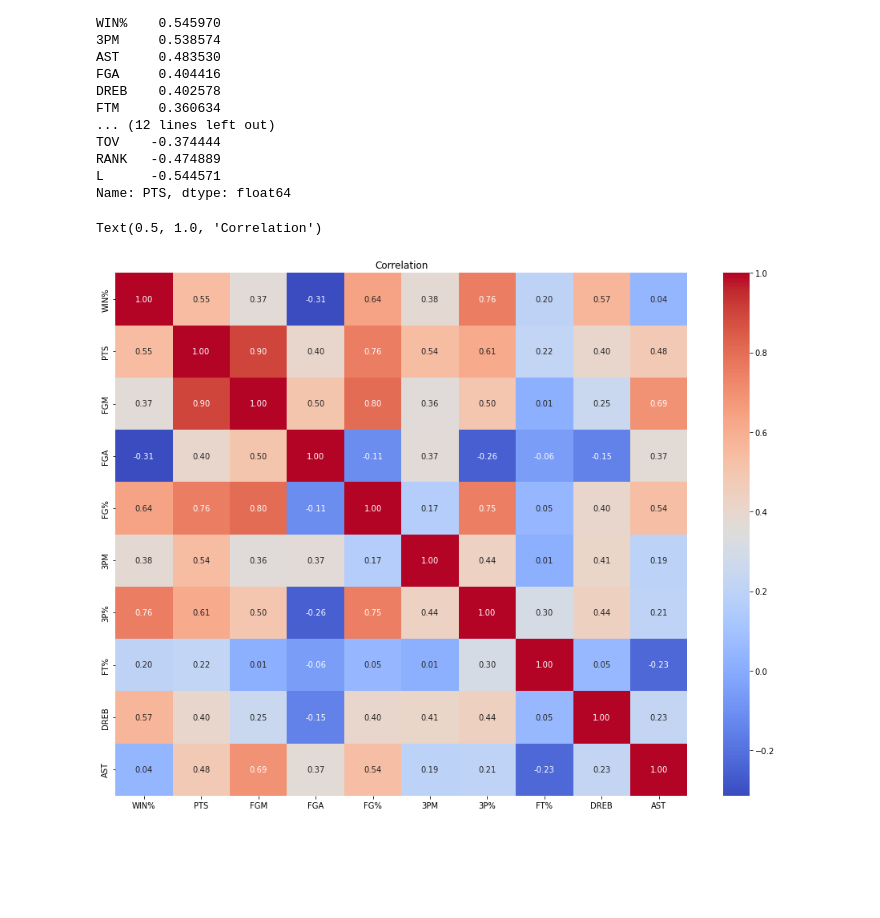
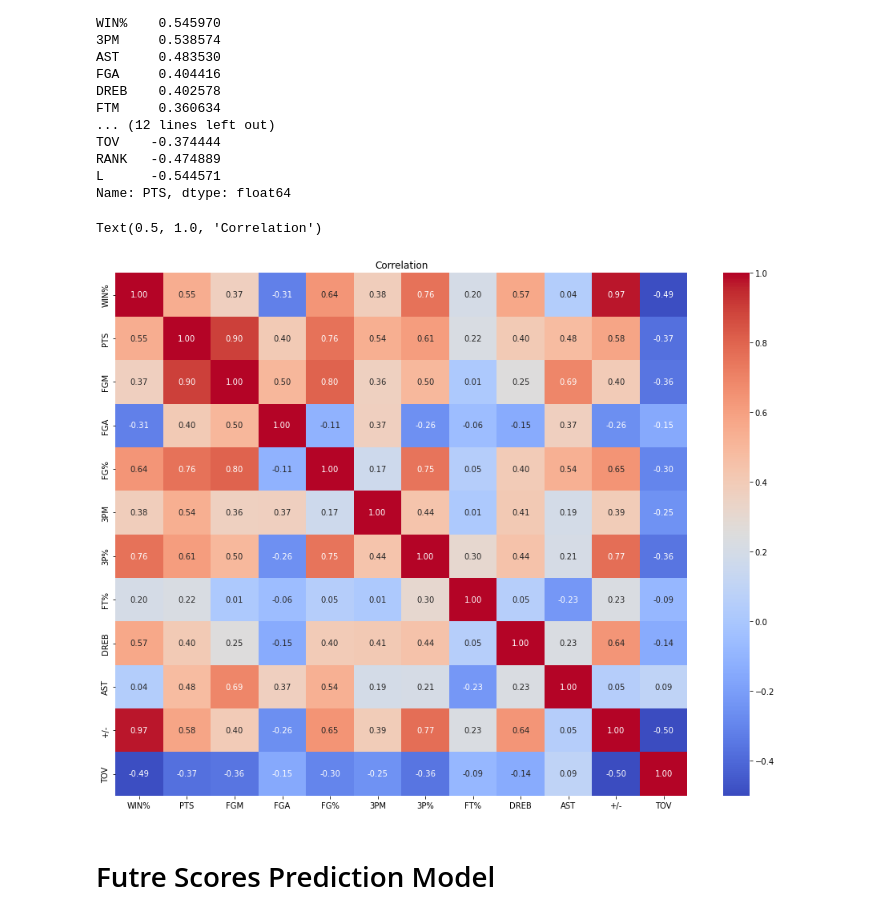
Before and after one commit to VincentGordon-Data-Analyst/nba-web-scraping-project, a Jupyter notebook: nba-team-stats.ipynb, the cells around one changed output. Cells and saved outputs as stored; diff of their text form; code cells hidden in the pictures; blank space fills up the shorter version.

```diff
--- a/nba-team-stats.ipynb
+++ b/nba-team-stats.ipynb
@@ -372,18 +372,20 @@ L      -0.544571
 Name: PTS, dtype: float64
 # %%
 heatmap_columns = ['WIN%', 'PTS', 'FGM', 'FGA', 'FG%', '3PM', '3P%',
-                   'FT%', 'DREB','AST']
+                   'FT%', 'DREB','AST', '+/-', 'TOV']
 
 # Create heatmap dataframe
 heatmap_data = df[heatmap_columns]
 
 
 #Create heatmap
 plt.figure(figsize=(16,12))
 sns.heatmap(heatmap_data.corr(), annot=True, cmap='coolwarm', fmt='.2f')
 plt.title('Correlation')
 # %% [output]
 Text(0.5, 1.0, 'Correlation')
-[figure, old version]
+[figure, new version]
+# %% [markdown]
+# Futre Scores Prediction Model
 # %%
 from sklearn.model_selection import train_test_split
```
Also changed, not shown: parts of 5 cells of this notebook.
